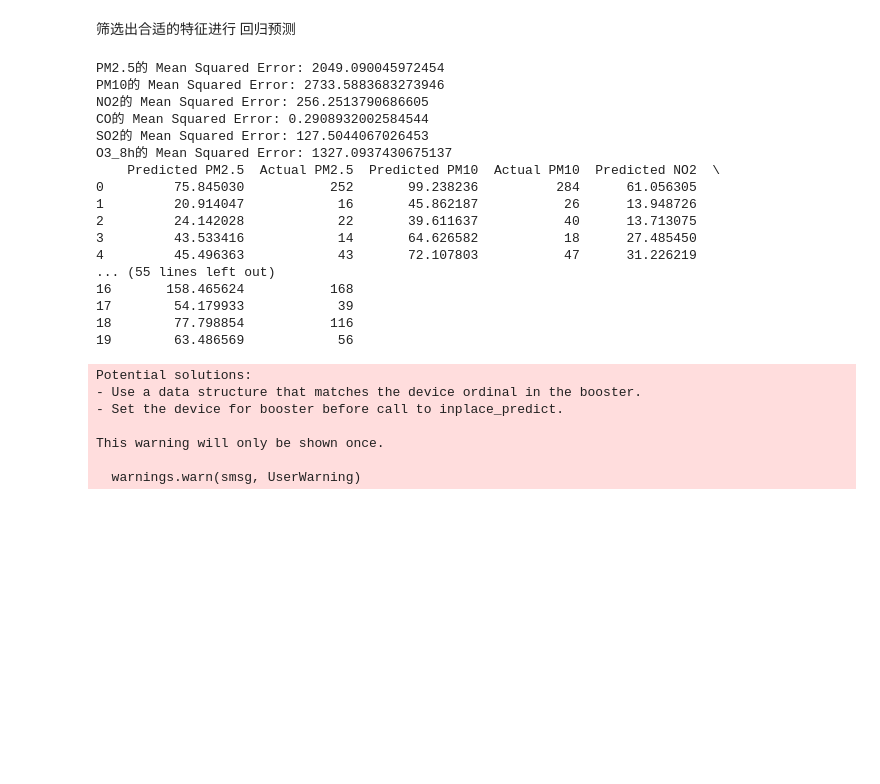
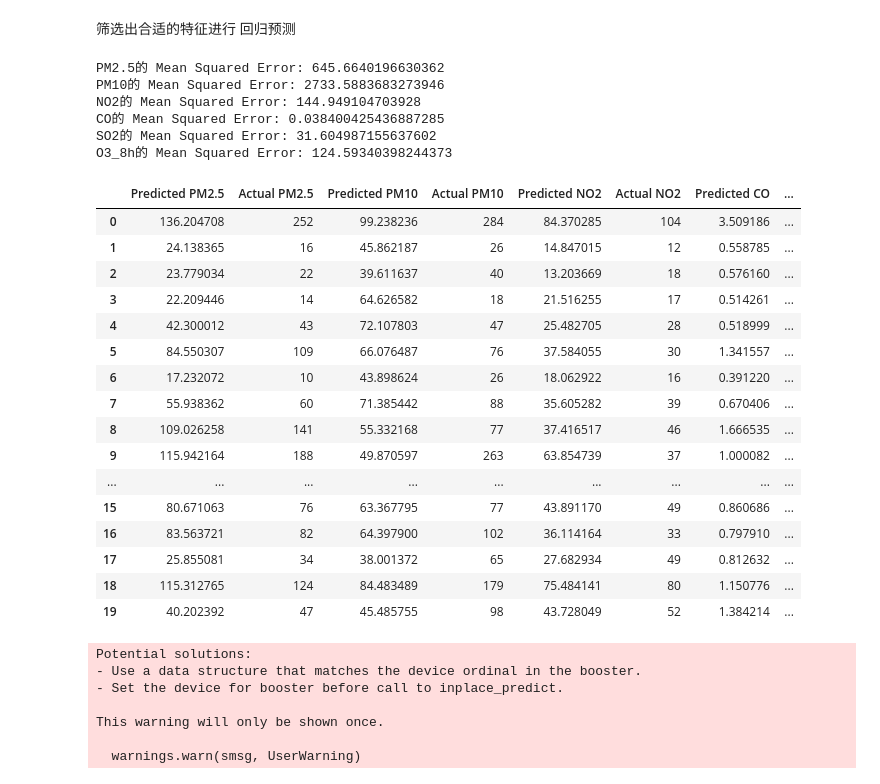
Before and after one commit to looechao/AQI-ML-Python, a Jupyter notebook: AQI-Prediction.ipynb, the cells around one changed output. Drawn from its saved outputs; the diff is of its cells as text; code cells hidden in the pictures; blank space fills up the shorter version.

```diff
--- a/AQI-Prediction.ipynb
+++ b/AQI-Prediction.ipynb
@@ -321,12 +321,12 @@ Passing `palette` without assigning `hue` is deprecated and will be removed in v
 # %%
 # 定义每个目标的特征
 feature_dict = {
-    'PM2.5': ['平均风速', '湿度', '风向', '气温', '气压趋势', '最大阵风', '平均海平面大气压', '最低气温'],
+    'PM2.5': ['平均风速', '湿度', '风向', '气温', '气压趋势', '最大阵风', '平均海平面大气压', '最低气温','PM2.5'],
     'PM10': ['平均风速', '气压趋势', '气温', '风向', '最低气温'],
-    'NO2': ['气温', '平均风速', '平均海平面大气压', '气压', '最低气温', '露点温度', '最高气温', '气压趋势', '风向', '最大阵风', '降水时间'],
-    'CO': ['平均风速', '气温', '湿度', '风向', '平均海平面大气压', '季节', '气压', '最大阵风', '气压趋势'],
-    'SO2': ['气温', '露点温度', '平均海平面大气压', '季节', '气压', '风向'],
-    'O3_8h': ['气温', '平均海平面大气压', '气压', '露点温度', '最高气温', '最低气温', '降水时间', '湿度']
+    'NO2': ['气温', '平均风速', '平均海平面大气压', '气压', '最低气温', '露点温度', '最高气温', '气压趋势', '风向', '最大阵风', '降水时间','PM10'],
+    'CO': ['平均风速', '气温', '湿度', '风向', '平均海平面大气压', '季节', '气压', '最大阵风', '气压趋势','CO'],
+    'SO2': ['气温', '露点温度', '平均海平面大气压', '季节', '气压', '风向','SO2'],
+    'O3_8h': ['气温', '平均海平面大气压', '气压', '露点温度', '最高气温', '最低气温', '降水时间', '湿度','O3_8h']
 }
 # 创建一个空的DataFrame来存储预测结果
 result = pd.DataFrame()
@@ -345,50 +345,56 @@ for target in feature_dict:
     X_train, X_test, y_train, y_test = train_test_split(X, y, test_size=0.2, random_state=42)
 
     # 特征缩放（对于SVR，这一步非常重要）
     scaler = StandardScaler()
     X_train_scaled = scaler.fit_transform(X_train)
     X_test_scaled = scaler.transform(X_test)
 
     # 创建SVR模型，你也可以更改内核函数例如使用'poly'或者'sigmoid'
     model = SVR(kernel='rbf', C=1.0, epsilon=0.1)
 
     # 训练模型
     model.fit(X_train_scaled, y_train)
 
     # 对测试集进行预测
     predictions = model.predict(X_test_scaled)
 
     # 计算MSE
     mse = mean_squared_error(y_test, predictions)
 
     # 打印MSE的值
     print(f'{target}的 Mean Squared Error:', mse)
 
     # 将预测结果加入到总的结果中
     result[f"Predicted {target}"] = predictions
     result[f"Actual {target}"] = y_test.values
 
 
 # 打印所有预测值和实际值
-print(result.head(20))
+result.head(20)
 # %% [output]
-PM2.5的 Mean Squared Error: 2049.090045972454
+PM2.5的 Mean Squared Error: 645.6640196630362
 PM10的 Mean Squared Error: 2733.5883683273946
-NO2的 Mean Squared Error: 256.2513790686605
-CO的 Mean Squared Error: 0.2908932002584544
-SO2的 Mean Squared Error: 127.5044067026453
-O3_8h的 Mean Squared Error: 1327.0937430675137
-    Predicted PM2.5  Actual PM2.5  Predicted PM10  Actual PM10  Predicted NO2  \
-0         75.845030           252       99.238236          284      61.056305
-1         20.914047            16       45.862187           26      13.948726
-2         24.142028            22       39.611637           40      13.713075
-3         43.533416            14       64.626582           18      27.485450
-4         45.496363            43       72.107803           47      31.226219
-... (55 lines left out)
-16       158.465624           168
-17        54.179933            39
-18        77.798854           116
-19        63.486569            56
+NO2的 Mean Squared Error: 144.949104703928
+CO的 Mean Squared Error: 0.038400425436887285
+SO2的 Mean Squared Error: 31.604987155637602
+O3_8h的 Mean Squared Error: 124.59340398244373
+|  | Predicted PM2.5 | Actual PM2.5 | Predicted PM10 | Actual PM10 | Predicted NO2 | Actual NO2 | Predicted CO | ... |
+| 0 | 136.204708 | 252 | 99.238236 | 284 | 84.370285 | 104 | 3.509186 | ... |
+| 1 | 24.138365 | 16 | 45.862187 | 26 | 14.847015 | 12 | 0.558785 | ... |
+| 2 | 23.779034 | 22 | 39.611637 | 40 | 13.203669 | 18 | 0.576160 | ... |
+| 3 | 22.209446 | 14 | 64.626582 | 18 | 21.516255 | 17 | 0.514261 | ... |
+| 4 | 42.300012 | 43 | 72.107803 | 47 | 25.482705 | 28 | 0.518999 | ... |
+| 5 | 84.550307 | 109 | 66.076487 | 76 | 37.584055 | 30 | 1.341557 | ... |
+| 6 | 17.232072 | 10 | 43.898624 | 26 | 18.062922 | 16 | 0.391220 | ... |
+| 7 | 55.938362 | 60 | 71.385442 | 88 | 35.605282 | 39 | 0.670406 | ... |
+| 8 | 109.026258 | 141 | 55.332168 | 77 | 37.416517 | 46 | 1.666535 | ... |
+| 9 | 115.942164 | 188 | 49.870597 | 263 | 63.854739 | 37 | 1.000082 | ... |
+| ... | ... | ... | ... | ... | ... | ... | ... | ... |
+| 15 | 80.671063 | 76 | 63.367795 | 77 | 43.891170 | 49 | 0.860686 | ... |
+| 16 | 83.563721 | 82 | 64.397900 | 102 | 36.114164 | 33 | 0.797910 | ... |
+| 17 | 25.855081 | 34 | 38.001372 | 65 | 27.682934 | 49 | 0.812632 | ... |
+| 18 | 115.312765 | 124 | 84.483489 | 179 | 75.484141 | 80 | 1.150776 | ... |
+| 19 | 40.202392 | 47 | 45.485755 | 98 | 43.728049 | 52 | 1.384214 | ... |
 # %%
 # 定义每个目标的特征
 feature_dict = {
```
Also changed, not shown: parts of 6 cells of this notebook, 5 other files.
